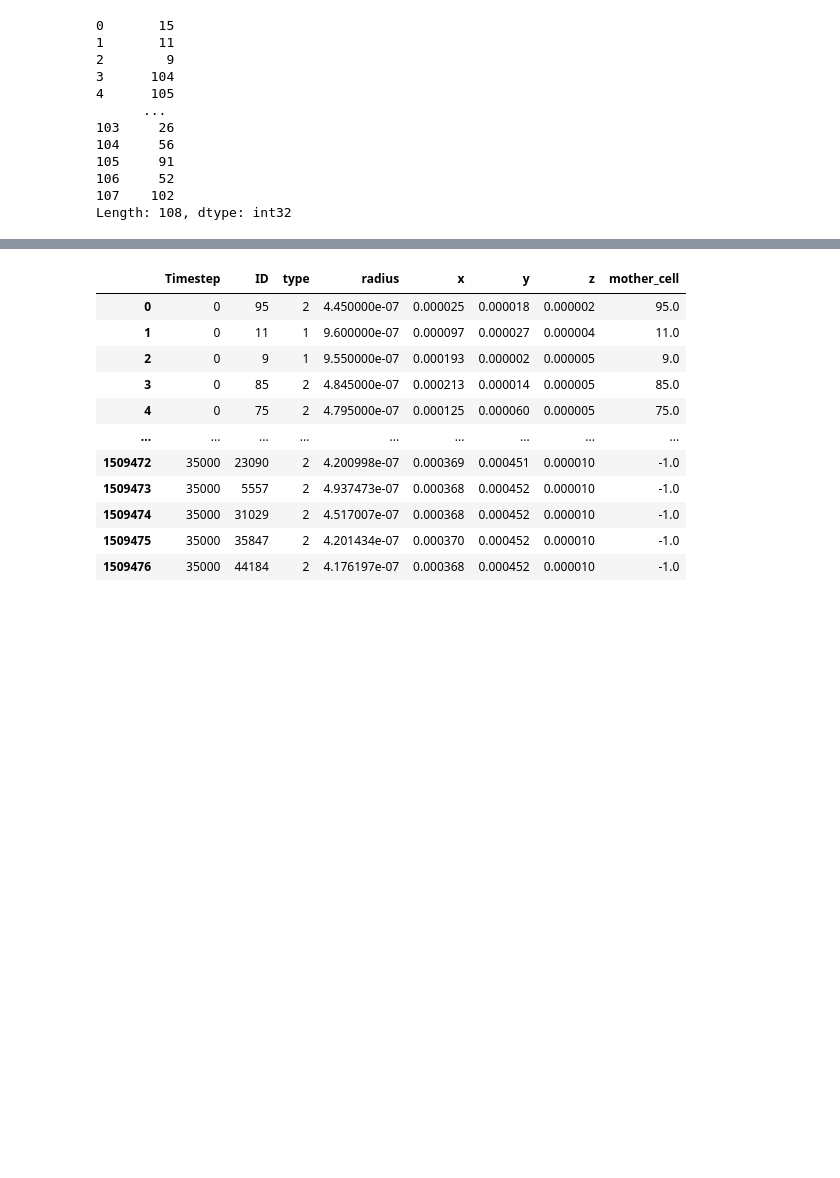
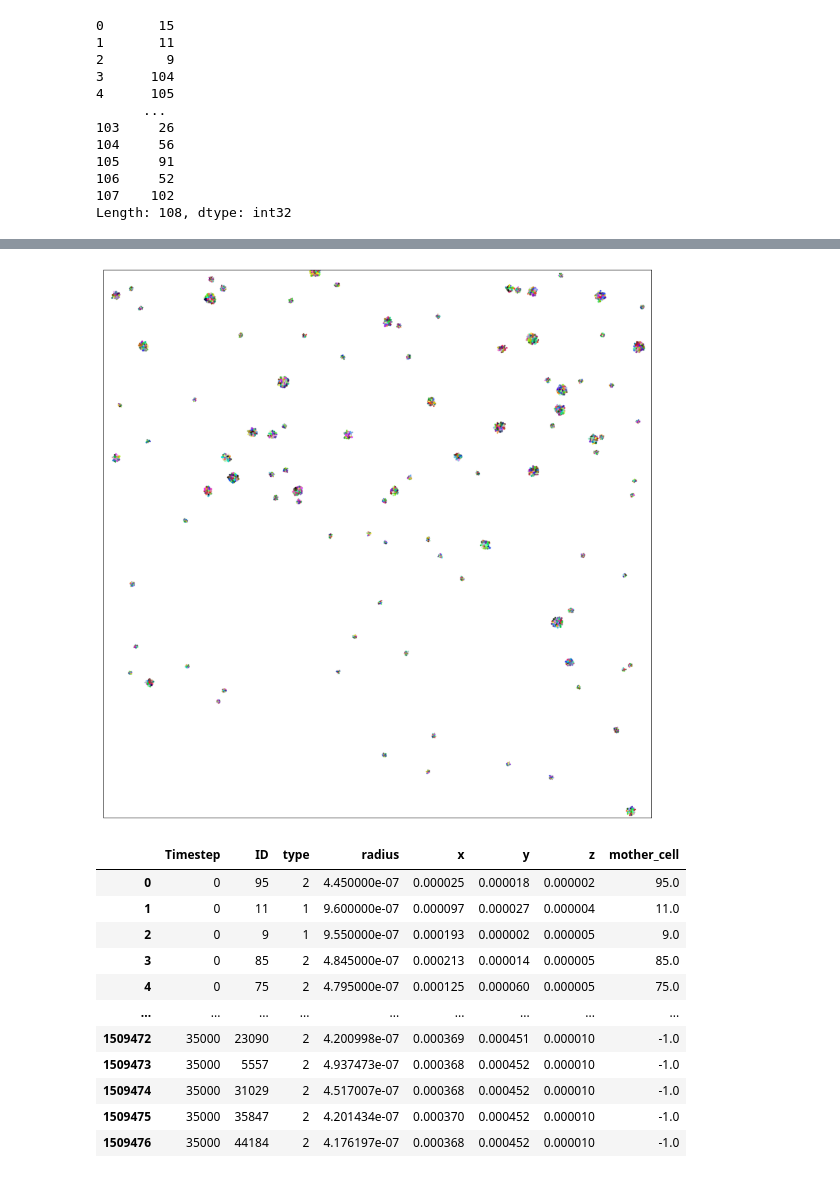
Before and after one commit to Jsakkos/nufeb_tools, a Jupyter notebook: notebooks/cell ancestry.ipynb, the cells around one changed output, grey strips where cells are left out. Saved outputs shown, nothing was run; the diff lists cells and outputs as text; code cells hidden in the pictures; blank space fills up the shorter version.

```diff
--- a/notebooks/cell ancestry.ipynb
+++ b/notebooks/cell ancestry.ipynb
@@ -137,7 +197,7 @@ df[df.mother_cell==-1]
 # %%
 
-def plot_colony(df):
-    timepoint = 10000
+def plot_colony(df,ts):
+    timepoint = ts
     scale = 1
     tp = df[df.Timestep == timepoint]
     img_size = 2000
@@ -187,6 +247,8 @@ df[df.Timestep==10000]
 187 rows × 8 columns
 # %%
-plot_colony(df)
+plot_colony(df,30000)
+# %% [output]
+[figure, added]
 # %%
 x.colonies
 # %% [output]
```
Also changed, not shown: parts of 5 cells of this notebook.
